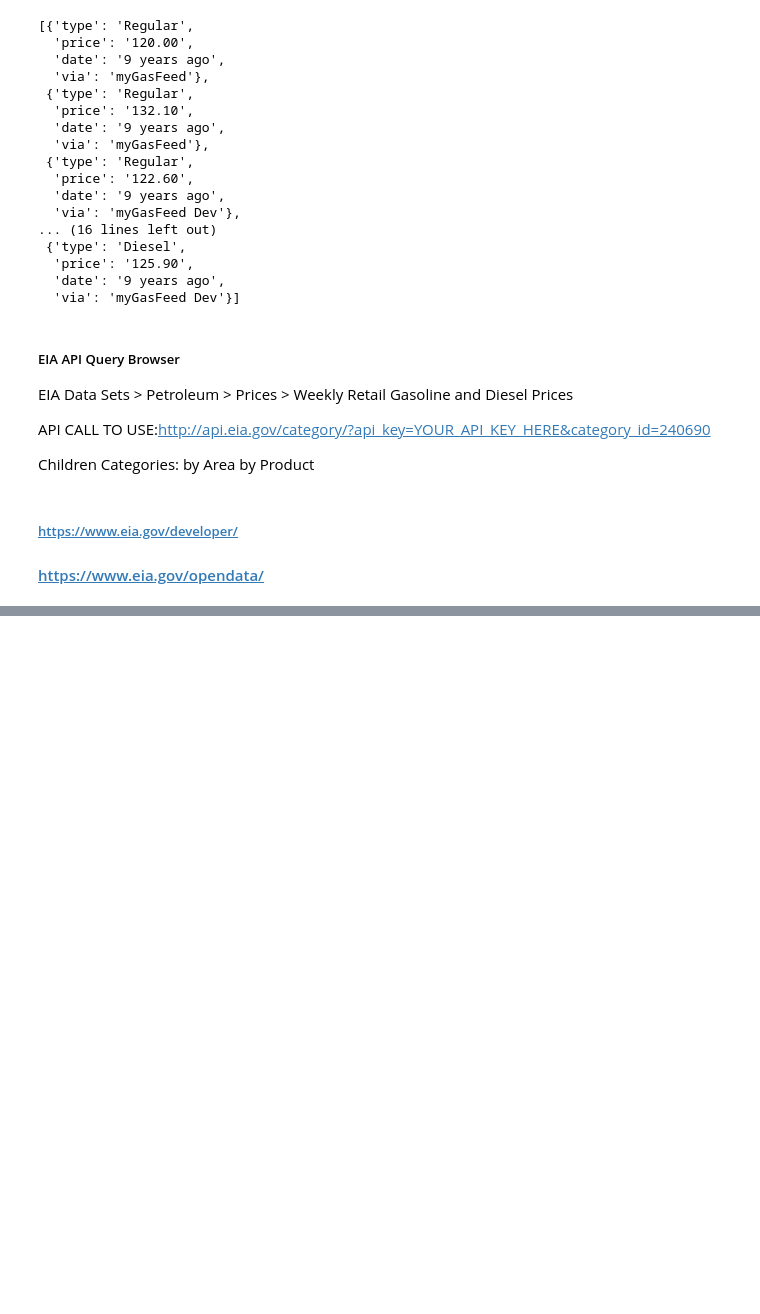
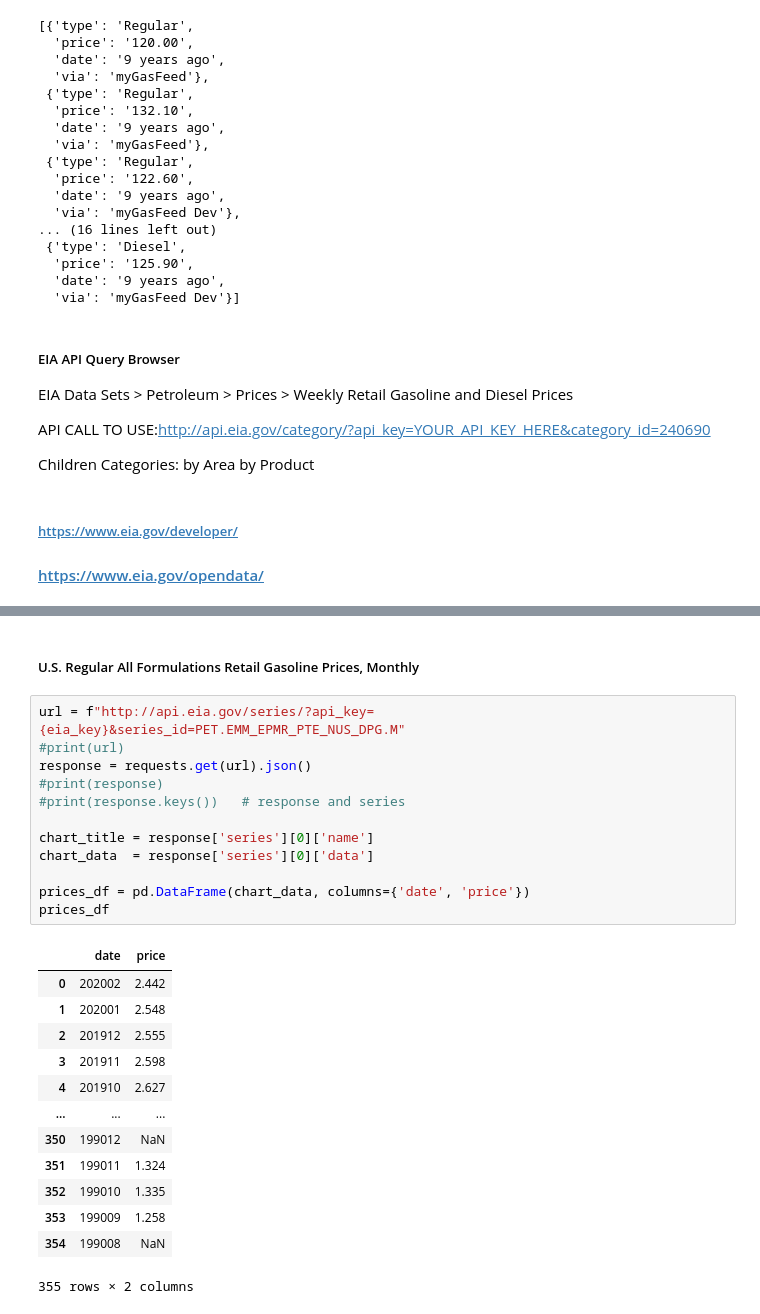
Before and after one commit to Eng-Hisham991/National_Park_Analysis, a Jupyter notebook: getGasPricesWIP.ipynb, the cells around one changed output, grey strips where cells are left out. Cells and saved outputs as stored; diff of their text form; blank space fills up the shorter version.

```diff
--- a/getGasPricesWIP.ipynb
+++ b/getGasPricesWIP.ipynb
@@ -139,0 +158,28 @@ http://api.eia.gov/category/?api_key=&category_id=711295
+# %% [markdown]
+##### U.S. Regular All Formulations Retail Gasoline Prices, Monthly
+# %%
+url = f"http://api.eia.gov/series/?api_key={eia_key}&series_id=PET.EMM_EPMR_PTE_NUS_DPG.M"
+#print(url)
+response = requests.get(url).json()
+#print(response)
+#print(response.keys())   # response and series
+
+chart_title = response['series'][0]['name']
+chart_data  = response['series'][0]['data']
+
+prices_df = pd.DataFrame(chart_data, columns={'date', 'price'})
+prices_df
+# %% [output]
+|  | date | price |
+| 0 | 202002 | 2.442 |
+| 1 | 202001 | 2.548 |
+| 2 | 201912 | 2.555 |
+| 3 | 201911 | 2.598 |
+| 4 | 201910 | 2.627 |
+| ... | ... | ... |
+| 350 | 199012 | NaN |
+| 351 | 199011 | 1.324 |
+| 352 | 199010 | 1.335 |
+| 353 | 199009 | 1.258 |
+| 354 | 199008 | NaN |
+355 rows × 2 columns
```
Also changed, not shown: parts of 10 cells of this notebook, 1 other file.
